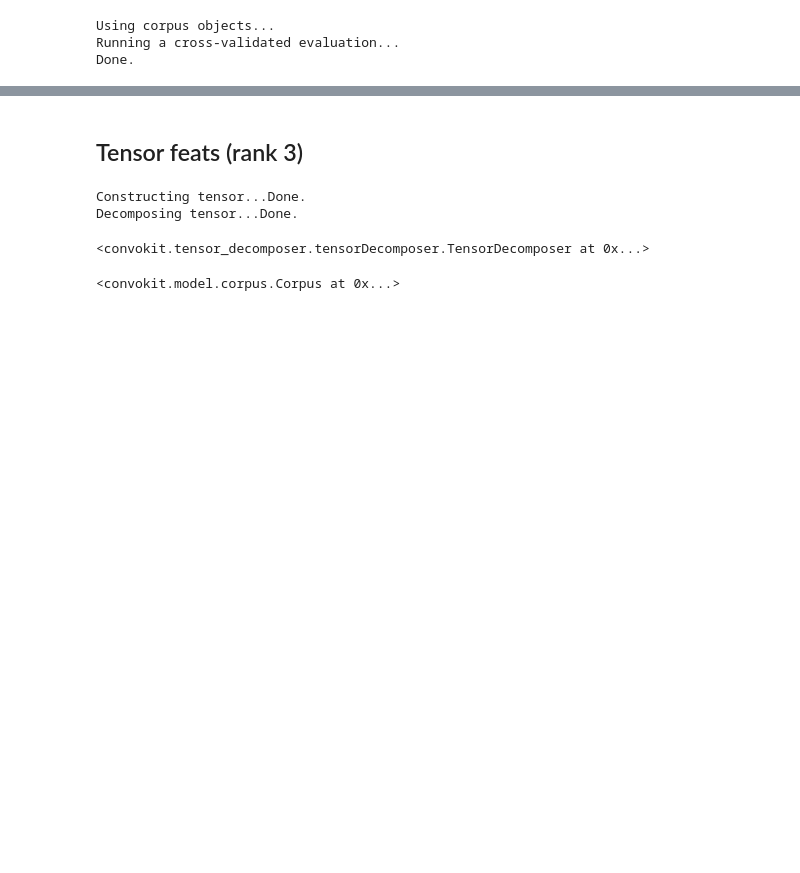
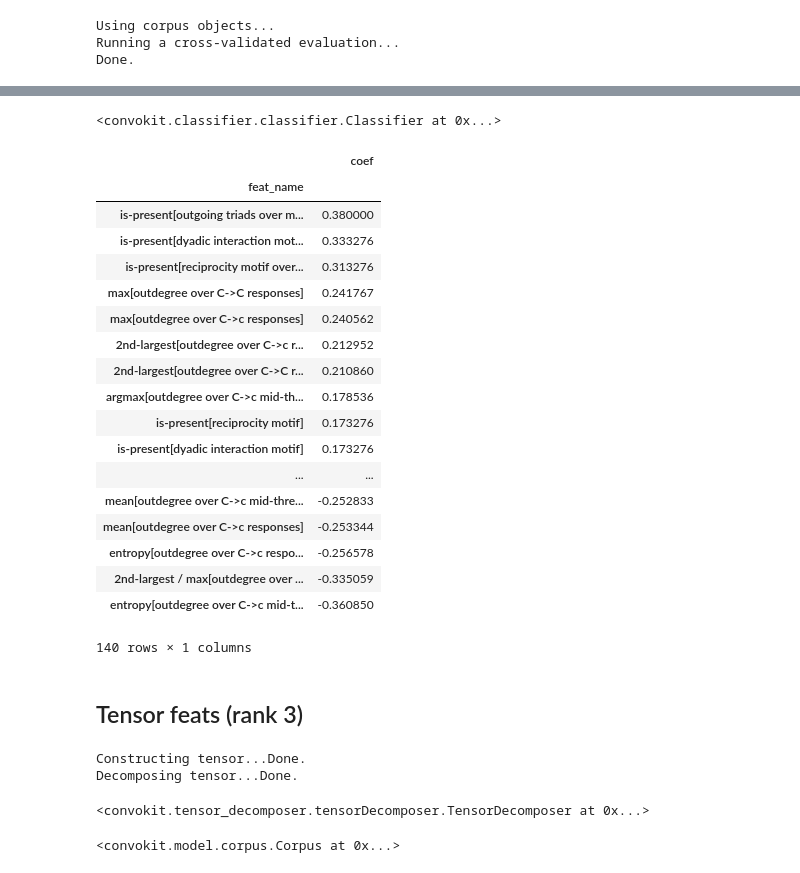
Before and after one commit to rgangela99/Cornell-Conversational-Analysis-Toolkit, a Jupyter notebook: convokit/tensor_decomposer/experiments/future_reciprocity_predictive_task.ipynb, the cells around one changed output, grey strips where cells are left out. Drawn from its saved outputs; the diff is of its cells as text; code cells hidden in the pictures; blank space fills up the shorter version.

```diff
--- a/convokit/tensor_decomposer/experiments/future_reciprocity_predictive_task.ipynb
+++ b/convokit/tensor_decomposer/experiments/future_reciprocity_predictive_task.ipynb
@@ -78,3 +93,30 @@ np.mean(res)
+# %%
+clf.fit(corpus)
+# %% [output]
+<convokit.classifier.classifier.Classifier at 0x...>
+# %%
+clf_feats = list(corpus.random_conversation().meta['avg'])
+clf.get_coefs(clf_feats, lambda model: model.coef_.toarray()[0])
+# %% [output]
+|  | coef |
+| feat_name |  |
+| is-present[outgoing triads over m... | 0.380000 |
+| is-present[dyadic interaction mot... | 0.333276 |
+| is-present[reciprocity motif over... | 0.313276 |
+| max[outdegree over C->C responses] | 0.241767 |
+| max[outdegree over C->c responses] | 0.240562 |
+| 2nd-largest[outdegree over C->c r... | 0.212952 |
+| 2nd-largest[outdegree over C->C r... | 0.210860 |
+| argmax[outdegree over C->c mid-th... | 0.178536 |
+| is-present[reciprocity motif] | 0.173276 |
+| is-present[dyadic interaction motif] | 0.173276 |
+| ... | ... |
+| mean[outdegree over C->c mid-thre... | -0.252833 |
+| mean[outdegree over C->c responses] | -0.253344 |
+| entropy[outdegree over C->c respo... | -0.256578 |
+| 2nd-largest / max[outdegree over ... | -0.335059 |
+| entropy[outdegree over C->c mid-t... | -0.360850 |
+140 rows × 1 columns
 # %% [markdown]
 ## Tensor feats (rank 3)
 # %%
```
Also changed, not shown: parts of 51 cells of this notebook, 8 other files.
